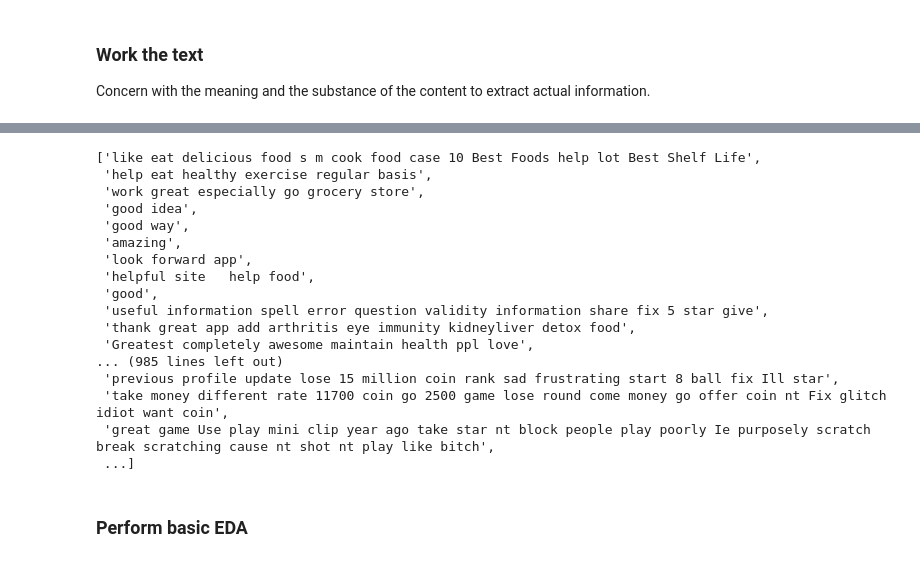
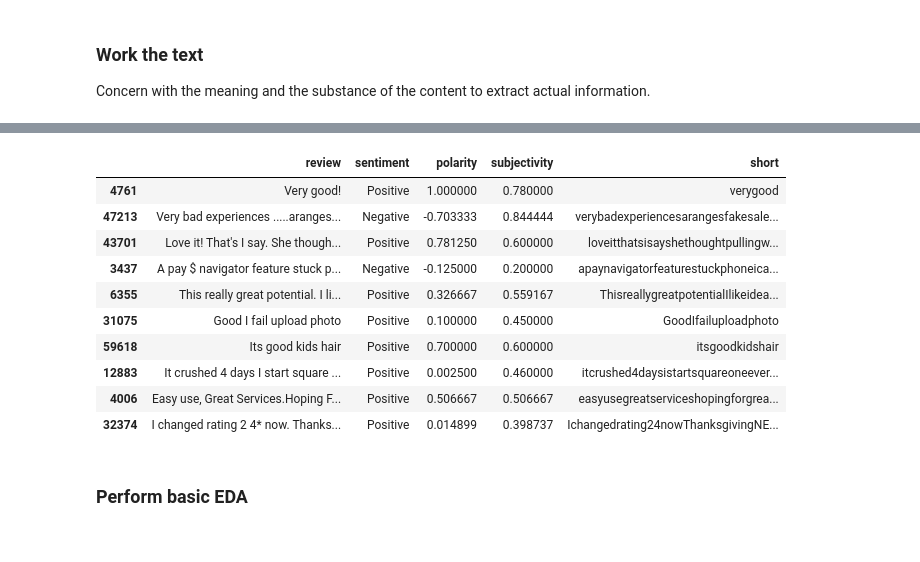
Before and after one commit to isaackarwailow/capstone-project, a Jupyter notebook: sentiment-analysis.ipynb, the cells around one changed output, grey strips where cells are left out. Drawn from its saved outputs; the diff is of its cells as text; code cells hidden in the pictures.

```diff
--- a/sentiment-analysis.ipynb
+++ b/sentiment-analysis.ipynb
@@ -187,12 +167,9 @@ def convert_text(text):
     # remove punctuation
     text = text.translate(str.maketrans('', '', punctuation))
     # remove anything that is not alphanumeric or underscore
-    text = re.sub(r'[^\w]', '', text)
     doc = nlp(text)
     converted_text = " ".join([token.lemma_ for token in doc if not token.is_stop])
     return converted_text
 # %%
 %%time
-text_converted = []
-for text in df.review:
-    text_converted.append(convert_text(text))
+df['short'] = df.review.apply(convert_text)
@@ -199,23 +178,17 @@ for text in df.review:
-# %%
-text_converted
-# %% [output]
-['like eat delicious food s m cook food case 10 Best Foods help lot Best Shelf Life',
- 'help eat healthy exercise regular basis',
- 'work great especially go grocery store',
- 'good idea',
- 'good way',
- 'amazing',
- 'look forward app',
- 'helpful site   help food',
- 'good',
- 'useful information spell error question validity information share fix 5 star give',
- 'thank great app add arthritis eye immunity kidneyliver detox food',
- 'Greatest completely awesome maintain health ppl love',
-... (985 lines left out)
- 'previous profile update lose 15 million coin rank sad frustrating start 8 ball fix Ill star',
- 'take money different rate 11700 coin go 2500 game lose round come money go offer coin nt Fix glitch idiot want coin',
- 'great game Use play mini clip year ago take star nt block people play poorly Ie purposely scratch break scratching cause nt shot nt play like bitch',
- ...]
+# %%
+df.sample(10)
+# %% [output]
+|  | review | sentiment | polarity | subjectivity | short |
+| 4761 | Very good! | Positive | 1.000000 | 0.780000 | verygood |
+| 47213 | Very bad experiences .....aranges... | Negative | -0.703333 | 0.844444 | verybadexperiencesarangesfakesale... |
+| 43701 | Love it! That's I say. She though... | Positive | 0.781250 | 0.600000 | loveitthatsisayshethoughtpullingw... |
+| 3437 | A pay $ navigator feature stuck p... | Negative | -0.125000 | 0.200000 | apaynavigatorfeaturestuckphoneica... |
+| 6355 | This really great potential. I li... | Positive | 0.326667 | 0.559167 | ThisreallygreatpotentialIlikeidea... |
+| 31075 | Good I fail upload photo | Positive | 0.100000 | 0.450000 | GoodIfailuploadphoto |
+| 59618 | Its good kids hair | Positive | 0.700000 | 0.600000 | itsgoodkidshair |
+| 12883 | It crushed 4 days I start square ... | Positive | 0.002500 | 0.460000 | itcrushed4daysistartsquareoneever... |
+| 4006 | Easy use, Great Services.Hoping F... | Positive | 0.506667 | 0.506667 | easyusegreatserviceshopingforgrea... |
+| 32374 | I changed rating 2 4* now. Thanks... | Positive | 0.014899 | 0.398737 | Ichangedrating24nowThanksgivingNE... |
 # %% [markdown]
 ### Perform basic EDA
 # %%
```
Also changed, not shown: parts of 3 cells of this notebook.
